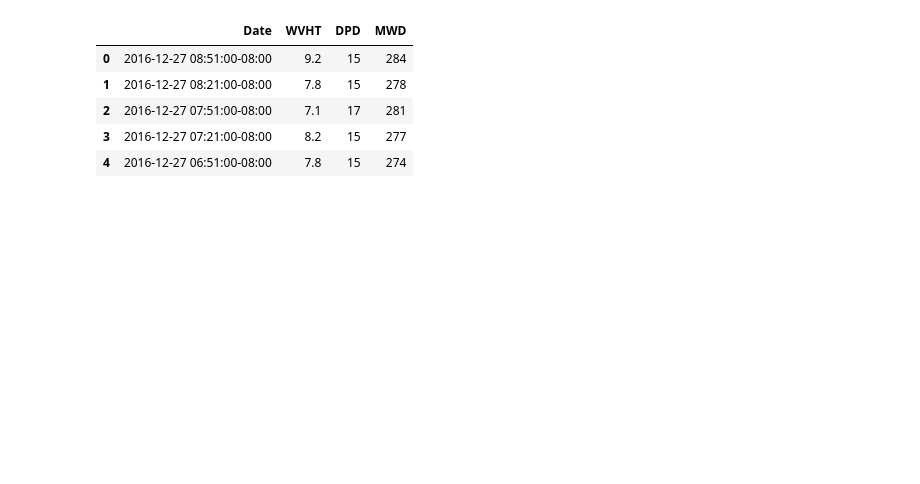
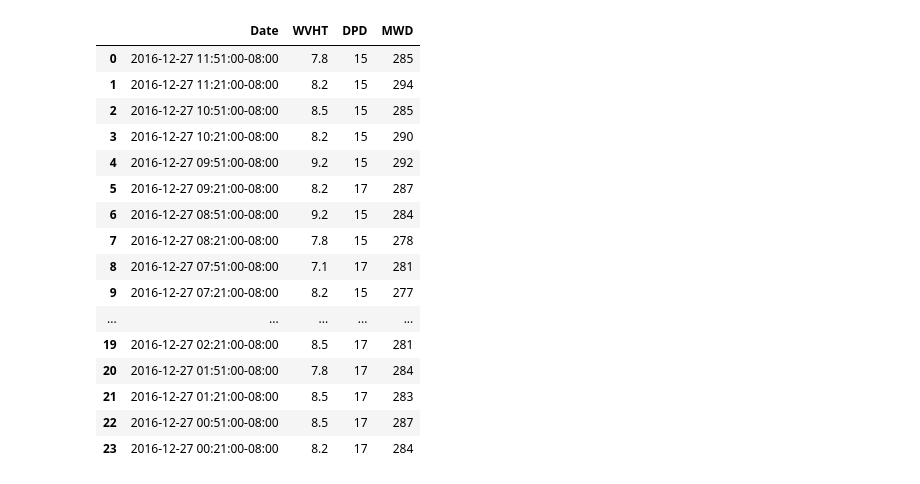
Before and after one commit to dhelliwell/buoy-data-notebooks, a Jupyter notebook: Bouy_Data.ipynb, the cells around one changed output. Cells and saved outputs as stored; diff of their text form; code cells hidden in the pictures; blank space fills up the shorter version.

```diff
--- a/Bouy_Data.ipynb
+++ b/Bouy_Data.ipynb
@@ -27,25 +27,36 @@ buoy22_df.head()
 # %%
 MWD_df = buoy22_df.copy()
 
 # The data is reported in 'UTC'. Change local_time to desired time zone.
 local_time = 'US/Pacific'
 MWD_df = MWD_df.tz_localize('UTC')
 MWD_df = MWD_df.tz_convert(local_time)
 
 # Reset the index for plotting purposes.
 MWD_df.reset_index(inplace=True)
 
 # Convert meters to feet.
 MWD_df['WVHT'] = MWD_df.apply(lambda x: np.around(x['WVHT'] * 3.4, decimals=1),
                               axis=1)
-MWD_df.head()
+MWD_df
 # %% [output]
 |  | Date | WVHT | DPD | MWD |
-| 0 | 2016-12-27 08:51:00-08:00 | 9.2 | 15 | 284 |
-| 1 | 2016-12-27 08:21:00-08:00 | 7.8 | 15 | 278 |
-| 2 | 2016-12-27 07:51:00-08:00 | 7.1 | 17 | 281 |
-| 3 | 2016-12-27 07:21:00-08:00 | 8.2 | 15 | 277 |
-| 4 | 2016-12-27 06:51:00-08:00 | 7.8 | 15 | 274 |
+| 0 | 2016-12-27 11:51:00-08:00 | 7.8 | 15 | 285 |
+| 1 | 2016-12-27 11:21:00-08:00 | 8.2 | 15 | 294 |
+| 2 | 2016-12-27 10:51:00-08:00 | 8.5 | 15 | 285 |
+| 3 | 2016-12-27 10:21:00-08:00 | 8.2 | 15 | 290 |
+| 4 | 2016-12-27 09:51:00-08:00 | 9.2 | 15 | 292 |
+| 5 | 2016-12-27 09:21:00-08:00 | 8.2 | 17 | 287 |
+| 6 | 2016-12-27 08:51:00-08:00 | 9.2 | 15 | 284 |
+| 7 | 2016-12-27 08:21:00-08:00 | 7.8 | 15 | 278 |
+| 8 | 2016-12-27 07:51:00-08:00 | 7.1 | 17 | 281 |
+| 9 | 2016-12-27 07:21:00-08:00 | 8.2 | 15 | 277 |
+| ... | ... | ... | ... | ... |
+| 19 | 2016-12-27 02:21:00-08:00 | 8.5 | 17 | 281 |
+| 20 | 2016-12-27 01:51:00-08:00 | 7.8 | 17 | 284 |
+| 21 | 2016-12-27 01:21:00-08:00 | 8.5 | 17 | 283 |
+| 22 | 2016-12-27 00:51:00-08:00 | 8.5 | 17 | 287 |
+| 23 | 2016-12-27 00:21:00-08:00 | 8.2 | 17 | 284 |
 # %%
 MWD_df.describe()
 # %% [output]
```
Also changed, not shown: parts of 5 cells of this notebook.
